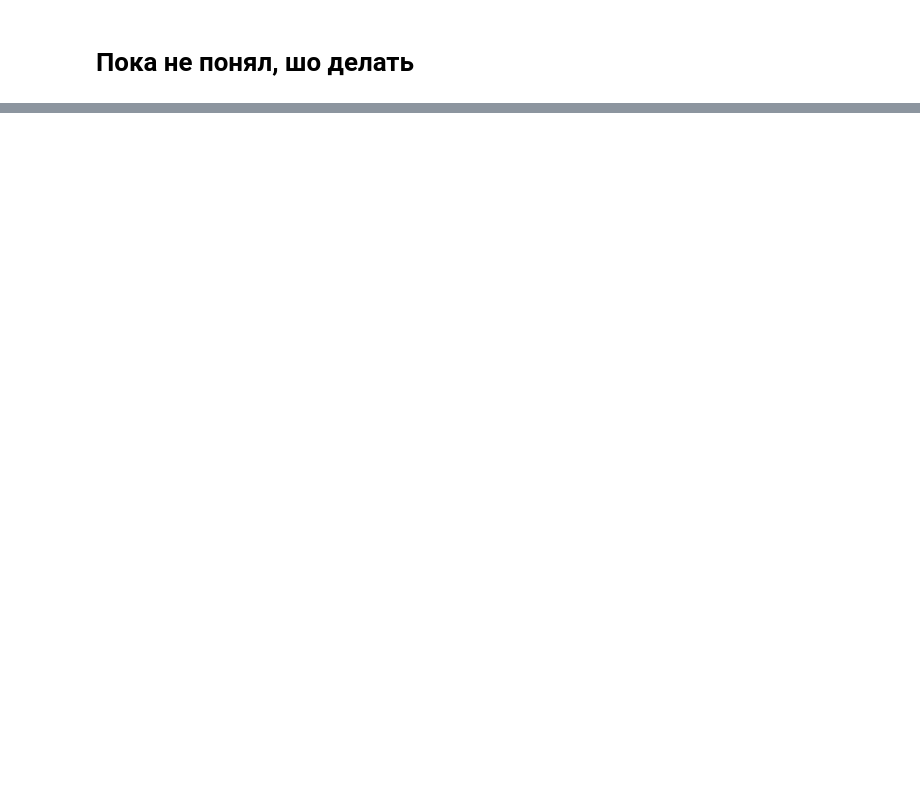
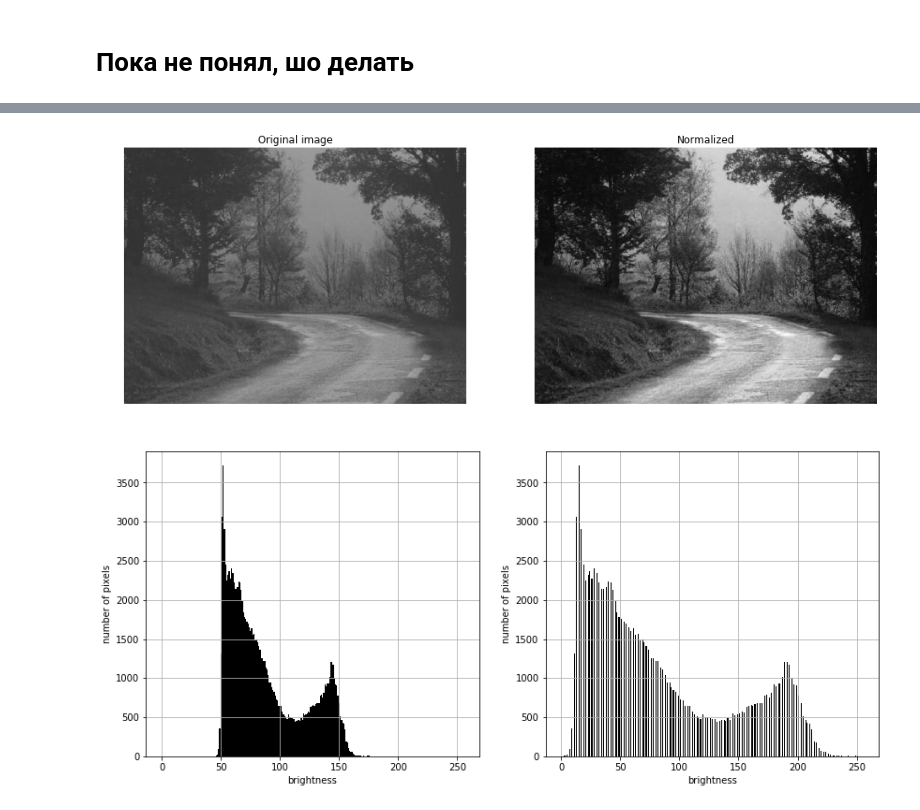
Before and after one commit to mezga-alex/Laboratory-work-SFedU, a Jupyter notebook: Computer Vision/Lab-2-luminance-transformations/Mezga_luminance_transformations.ipynb, the cells around one changed output, grey strips where cells are left out. Saved outputs shown, nothing was run; the diff lists cells and outputs as text; code cells hidden in the pictures; blank space fills up the shorter version.

```diff
--- a/Computer Vision/Lab-2-luminance-transformations/Mezga_luminance_transformations.ipynb
+++ b/Computer Vision/Lab-2-luminance-transformations/Mezga_luminance_transformations.ipynb
@@ -125,0 +121,39 @@ plt.show()
+# %%
+def plot_hist(np_img, color='black', title=None, show=True, yscale_type='linear'):
+    histogram, bin_edges = np.histogram(
+            np_img, bins=256, range=(0, 256)
+    )
+    plt.bar(bin_edges[0:-1], histogram, width=1.0, color=color)
+
+    plt.xlabel('brightness')
+    plt.ylabel('number of pixels')
+
+    plt.grid(True)
+    plt.yscale(yscale_type)
+
+    if title:
+        fig.suptitle(title, fontsize=16)
+    if show:
+        plt.show()
+
+def plot_hist_rgb(np_img, yscale_type='linear', title=None):
+    columns = 3
+    rows = 1
+
+    fig=plt.figure(figsize=(20, 5), dpi=150)
+
+    for i, c in enumerate(['r','g','b']):
+        fig.add_subplot(1, 3, i+1)
+        subtitle=c + ' channel'
+        plot_hist(np_img, title=subtitle, show=False, color=c)
+
+    plt.show()
+
+def plot_two_hist_compare(np_img_arr, yscale_type='linear', title_arr=(None,None), figsize=(14, 6)):
+    fig=plt.figure(figsize=figsize)
+
+    for i in range(2):
+        fig.add_subplot(1, 2, i+1)
+        plot_hist(np_img_arr[i], title=title_arr[i], show=False)
+
+    plt.show()
@@ -125,0 +168,9 @@ plt.show()
+# %%
+norm_img = normilize_image(np_image, 255.0)
+norm_img_rgb = normilize_image_rgb(np_image_rgb, 255.0)
+# %%
+show_two_images((np_image, norm_img),title_arr=('Original image', 'Normalized'), mode='grayscale')
+plot_two_hist_compare((np_image, norm_img), title_arr=('Original', 'Normalized'))
+# %% [output]
+[figure, added]
+[figure, added]
```
Also changed, not shown: parts of 20 cells of this notebook, 1 other file.
